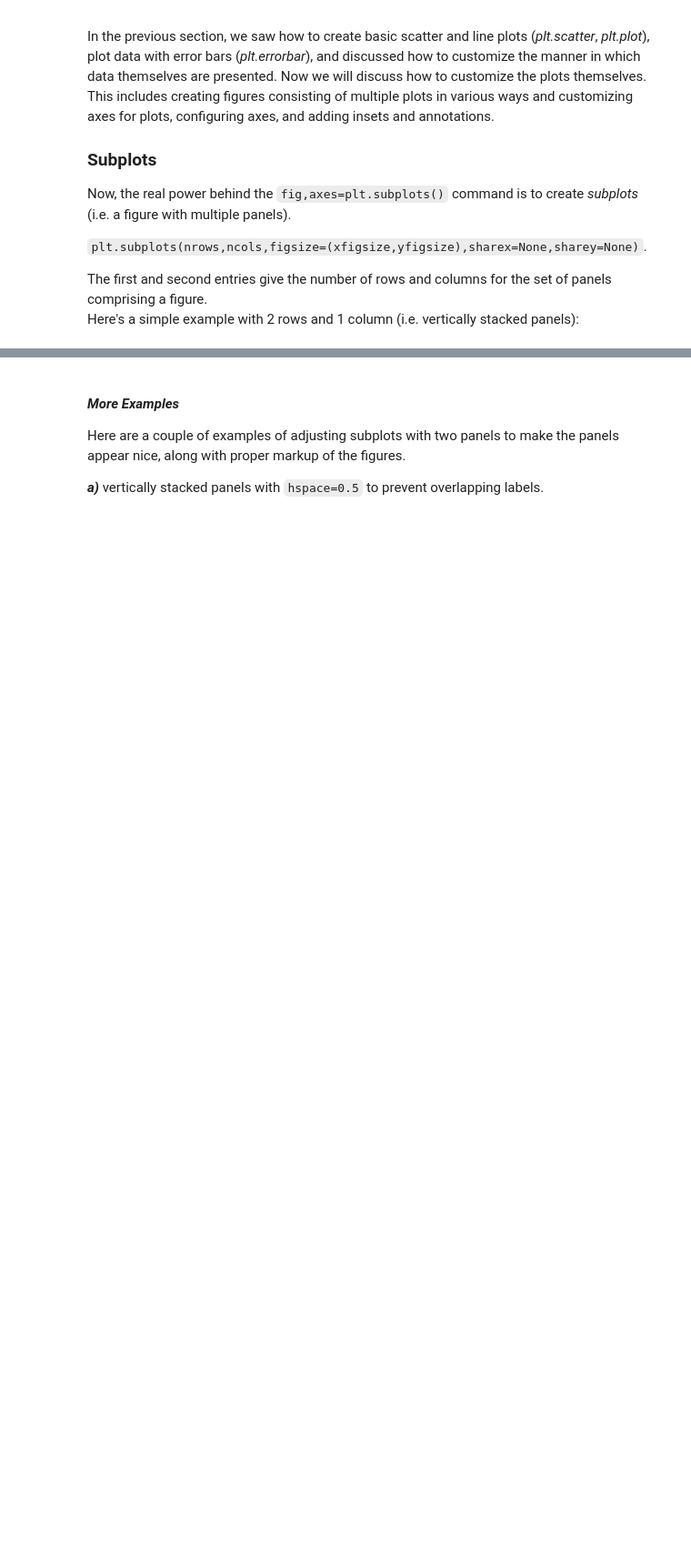
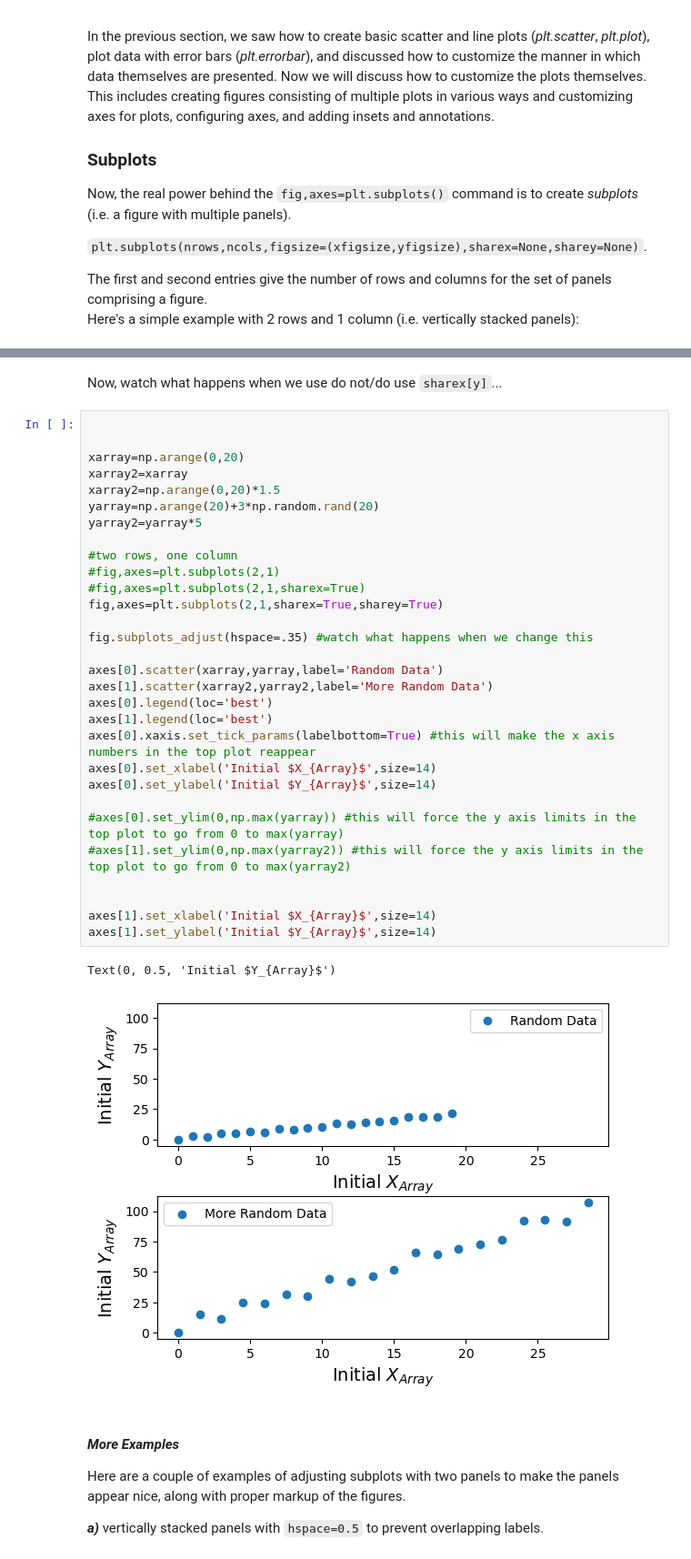
Before and after one commit to thaynecurrie/phys7903_fall2024, a Jupyter notebook: ScientificPythonNotes/Matplotlib/Python_matplotlib_part2a.ipynb, the cells around one changed output, grey strips where cells are left out. Shown at 91% size. Saved outputs shown, nothing was run; the diff lists cells and outputs as text; blank space fills up the shorter version.

```diff
--- a/ScientificPythonNotes/Matplotlib/Python_matplotlib_part2a.ipynb
+++ b/ScientificPythonNotes/Matplotlib/Python_matplotlib_part2a.ipynb
@@ -126,3 +142,38 @@ axes[1].legend(loc='best')
+# %% [markdown]
+Now, watch what happens when we use do not/do use ``sharex[y]``...
+# %%
+
+
+xarray=np.arange(0,20)
+xarray2=xarray
+xarray2=np.arange(0,20)*1.5
+yarray=np.arange(20)+3*np.random.rand(20)
+yarray2=yarray*5
+
+#two rows, one column
+#fig,axes=plt.subplots(2,1)
+#fig,axes=plt.subplots(2,1,sharex=True)
+fig,axes=plt.subplots(2,1,sharex=True,sharey=True)
+
+fig.subplots_adjust(hspace=.35) #watch what happens when we change this
+
+axes[0].scatter(xarray,yarray,label='Random Data')
+axes[1].scatter(xarray2,yarray2,label='More Random Data')
+axes[0].legend(loc='best')
+axes[1].legend(loc='best')
+axes[0].xaxis.set_tick_params(labelbottom=True) #this will make the x axis numbers in the top plot reappear
+axes[0].set_xlabel('Initial $X_{Array}$',size=14)
+axes[0].set_ylabel('Initial $Y_{Array}$',size=14)
+
+#axes[0].set_ylim(0,np.max(yarray)) #this will force the y axis limits in the top plot to go from 0 to max(yarray)
+#axes[1].set_ylim(0,np.max(yarray2)) #this will force the y axis limits in the top plot to go from 0 to max(yarray2)
+
+
+axes[1].set_xlabel('Initial $X_{Array}$',size=14)
+axes[1].set_ylabel('Initial $Y_{Array}$',size=14)
+# %% [output]
+Text(0, 0.5, 'Initial $Y_{Array}$')
+[figure, added]
 # %% [markdown]
 #### _More Examples_
 Here are a couple of examples of adjusting subplots with two panels to make the panels appear nice, along with proper markup of the figures.
```
Also changed, not shown: parts of 17 cells of this notebook, 3 other files.
